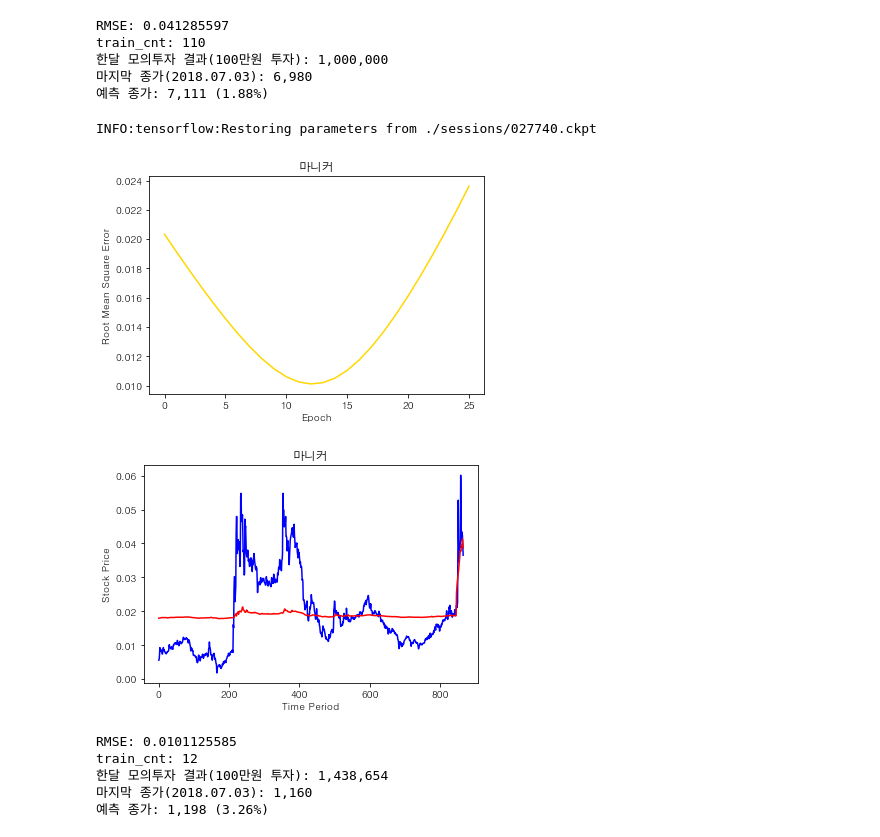
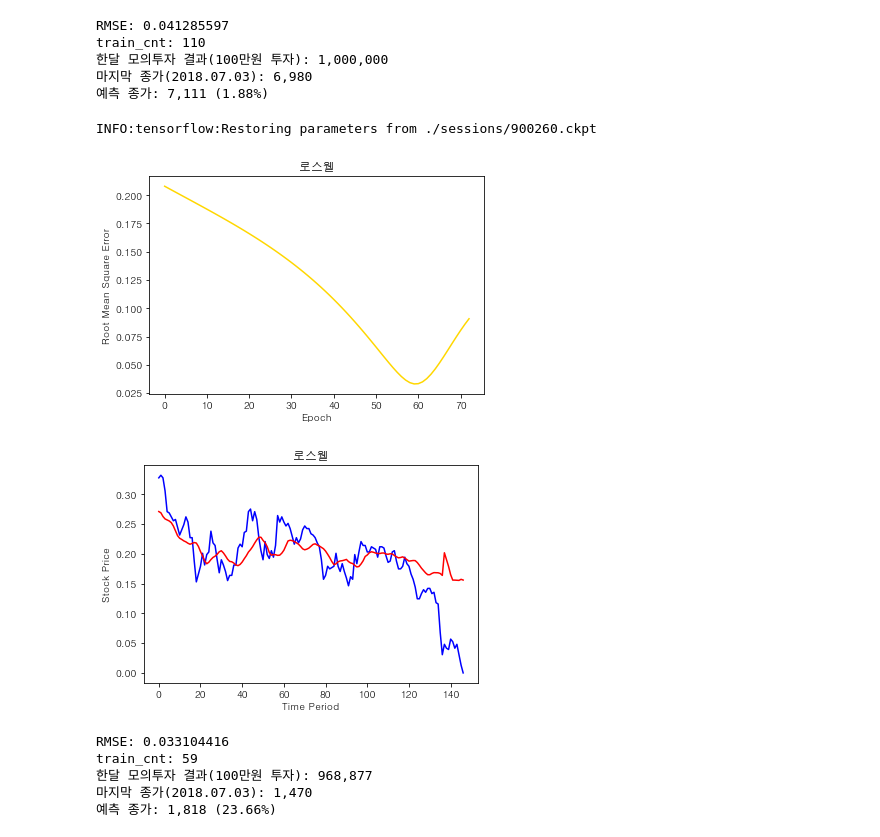
Before and after one commit to llejo3/deep-learning, a Jupyter notebook: stock_learning_rnn/stock_deep_learning2.ipynb, the cells around one changed output. Drawn from its saved outputs; the diff is of its cells as text; code cells hidden in the pictures.

```diff
--- a/stock_learning_rnn/stock_deep_learning2.ipynb
+++ b/stock_learning_rnn/stock_deep_learning2.ipynb
@@ -505,15 +505,15 @@ train_cnt: 110
 마지막 종가(2018.07.03): 6,980
 예측 종가: 7,111 (1.88%)
 # %%
-comp_names = ["마니커"]
+comp_names = ["로스웰"]
 for comp_name in comp_names :
     predict_next_close(comp_name)
 # %% [output]
-INFO:tensorflow:Restoring parameters from ./sessions/027740.ckpt
+INFO:tensorflow:Restoring parameters from ./sessions/900260.ckpt
-[figure, old version]
+[figure, new version]
-[figure, old version]
+[figure, new version]
-RMSE: 0.0101125585
-train_cnt: 12
-한달 모의투자 결과(100만원 투자): 1,438,654
-마지막 종가(2018.07.03): 1,160
-예측 종가: 1,198 (3.26%)
+RMSE: 0.033104416
+train_cnt: 59
+한달 모의투자 결과(100만원 투자): 968,877
+마지막 종가(2018.07.03): 1,470
+예측 종가: 1,818 (23.66%)
```
Also changed, not shown: 9 other files.
